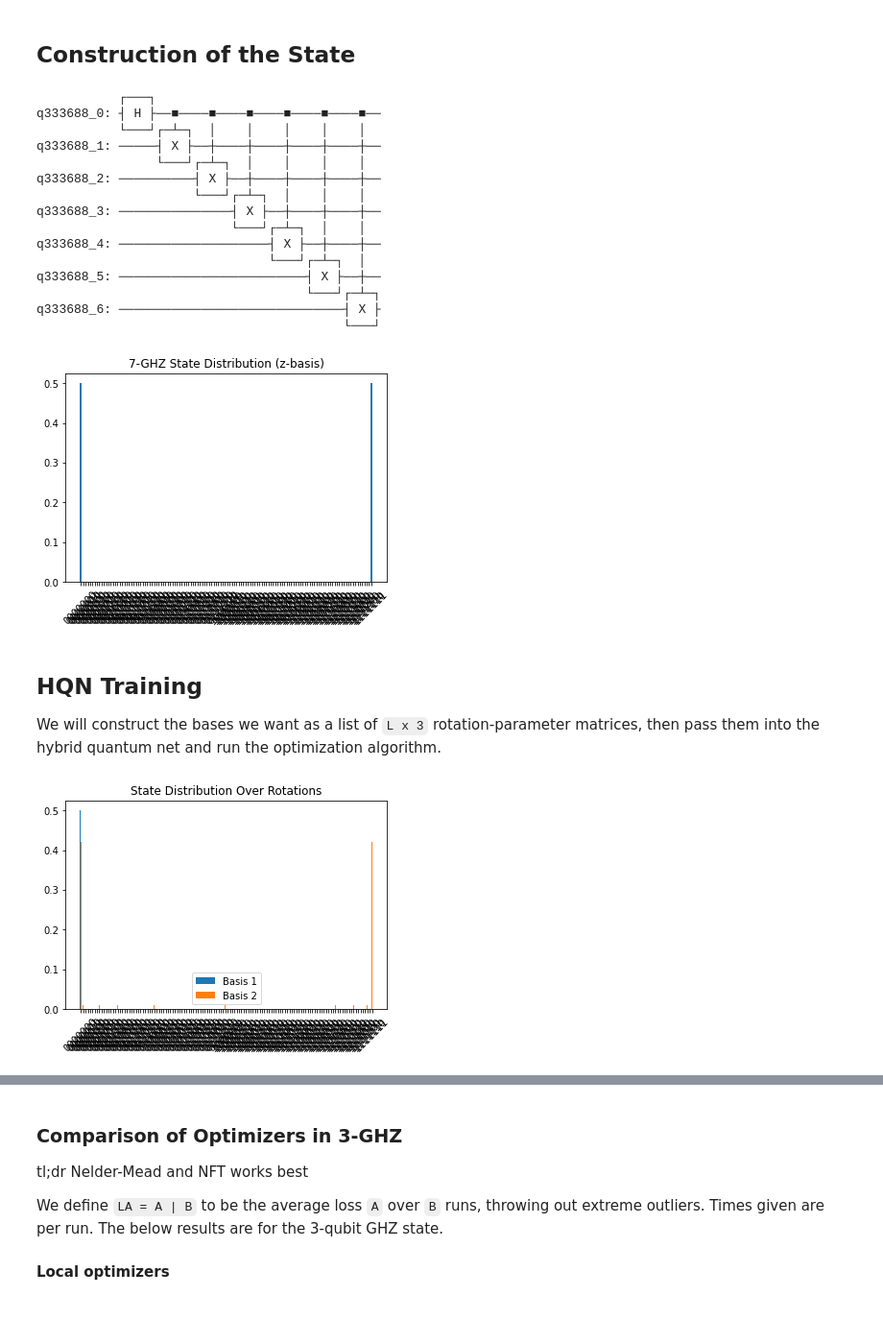
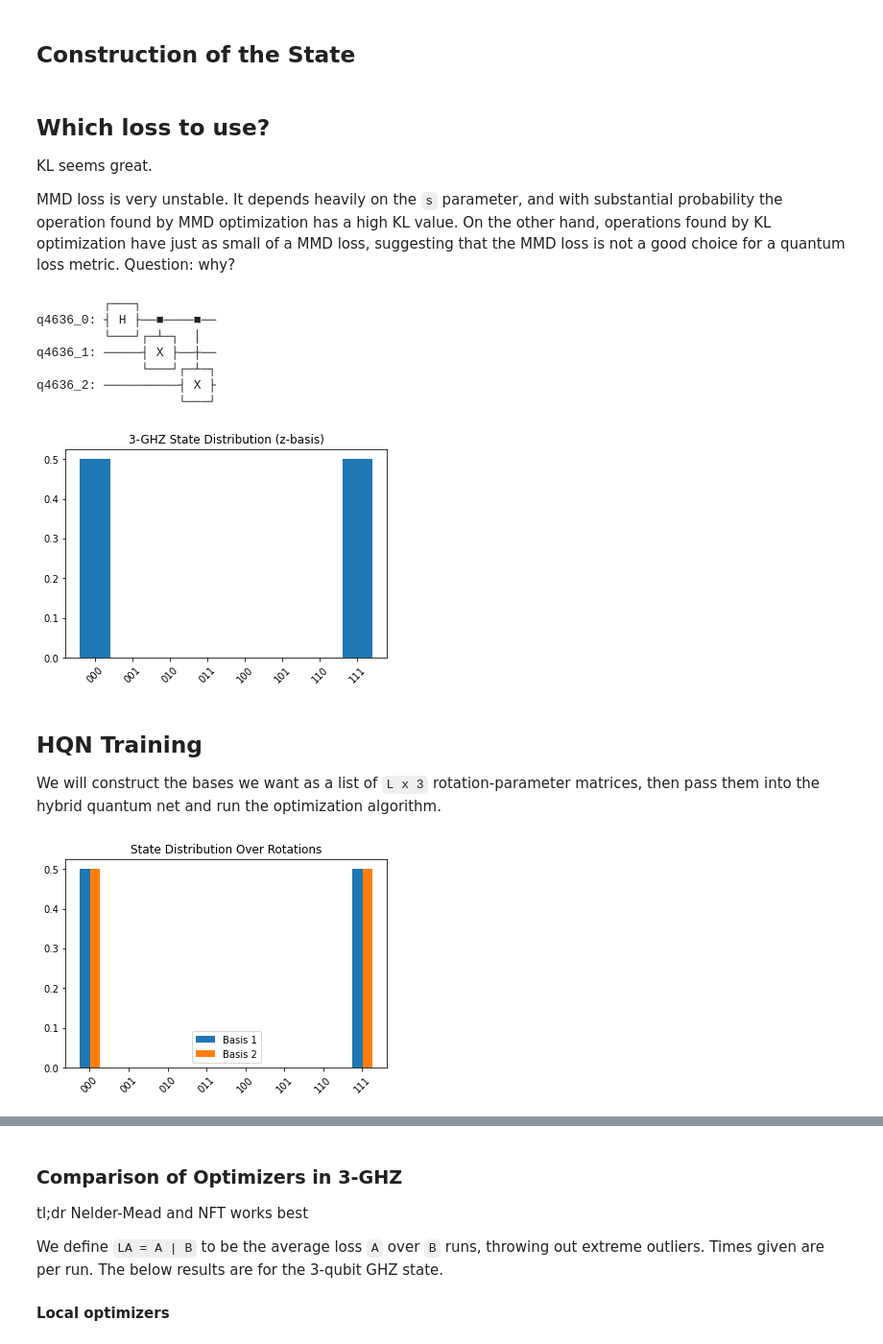
Before and after one commit to jz-lu/symmetry-learning, a Jupyter notebook: HQN.ipynb, the cells around one changed output, grey strips where cells are left out. Shown at 96% size. Drawn from its saved outputs; the diff is of its cells as text; code cells hidden in the pictures; blank space fills up the shorter version.

```diff
--- a/HQN.ipynb
+++ b/HQN.ipynb
@@ -21,11 +21,22 @@ from qiskit.quantum_info import Statevector
 The below flags control all the main parts of a run. The only things you
 would need to change besides these is the optimization parameters, like which
 algorithm to use, learning rate, maximum iterations, etc.
+
+When using KL, set `OPS = None`. When using Em_MMD, set `ops = s`
+where `s` is the desired MMD parameter.
 """
-CIRCUIT_DEPTH = 2 # Depth of the parameterized quantum circuit
+CIRCUIT_DEPTH = 0 # Depth of the parameterized quantum circuit
 STATE_TYPE = 'GHZ'
-NUM_QUBITS = 7
+NUM_QUBITS = 3
+NUM_BASES = 2
 USE_REGULARIZER = False
+LOSS_METRIC = Em_MMD
+OPS = 0.1 # MMD sigma parameter
+# %% [markdown]
+## Which loss to use?
+KL seems great.
+
+MMD loss is very unstable. It depends heavily on the `s` parameter, and with substantial probability the operation found by MMD optimization has a high KL value. On the other hand, operations found by KL optimization have just as small of a MMD loss, suggesting that the MMD loss is not a good choice for a quantum loss metric. Question: why?
 # %%
 """[Notes on the states]
 
@@ -34,55 +45,54 @@ This is due to the way the circuit is designed. The rest are as you would expect
 """
 
 if STATE_TYPE == 'GHZ':
     # Prepare: GHZ State (from: Q-circuit)
     from GHZ_generator import GHZ_state_circuit
     state = Statevector.from_int(0, 2**NUM_QUBITS)
     qc = GHZ_state_circuit(L=NUM_QUBITS)
+    print(qc)
+    state = state.evolve(qc)
+elif STATE_TYPE == 'mGHZ':
+    # Prepare: GHZ State (from: Q-circuit)
+    from mGHZ_generator import mGHZ_state_circuit
+    state = Statevector.from_int(0, 2**NUM_QUBITS)
+    qc = mGHZ_state_circuit(L=NUM_QUBITS)
     print(qc)
     state = state.evolve(qc)
 elif STATE_TYPE == 'XY':
     # Prepare: XY(L) (from: ED)
     from XY_generator import xy_ground_state
     state = Statevector(xy_ground_state(NUM_QUBITS).numpy())
 elif STATE_TYPE == 'Cluster':
     # Prepare cluster(L) (from: Q-circuit)
     from cluster_generator import cluster_state_circuit
     state = Statevector.from_int(0, 2**(NUM_QUBITS**2))
     qc = cluster_state_circuit(NUM_QUBITS)
     print(qc)
     state = state.evolve(qc)
 else:
     raise TypeError("Invalid state type specified.")
 param_shape = (state.num_qubits, CIRCUIT_DEPTH+1, PARAM_PER_QUBIT_PER_DEPTH)
 
 # Visualize the distribution
 plt.bar(qubit_expansion(state.num_qubits), state.probabilities())
 plt.xticks(rotation=45)
 plt.title(f"{NUM_QUBITS}-{STATE_TYPE} State Distribution (z-basis)")
 plt.show()
 # %% [output]
-           ┌───┐
-q333688_0: ┤ H ├──■────■────■────■────■────■──
-           └───┘┌─┴─┐  │    │    │    │    │
-q333688_1: ─────┤ X ├──┼────┼────┼────┼────┼──
-                └───┘┌─┴─┐  │    │    │    │
-q333688_2: ──────────┤ X ├──┼────┼────┼────┼──
-                     └───┘┌─┴─┐  │    │    │
-q333688_3: ───────────────┤ X ├──┼────┼────┼──
-                          └───┘┌─┴─┐  │    │
-q333688_4: ────────────────────┤ X ├──┼────┼──
-                               └───┘┌─┴─┐  │
-q333688_5: ─────────────────────────┤ X ├──┼──
-                                    └───┘┌─┴─┐
-q333688_6: ──────────────────────────────┤ X ├
-                                         └───┘
+         ┌───┐
+q4636_0: ┤ H ├──■────■──
+         └───┘┌─┴─┐  │
+q4636_1: ─────┤ X ├──┼──
+              └───┘┌─┴─┐
+q4636_2: ──────────┤ X ├
+                   └───┘
-[figure, old version]
+[figure, new version]
 # %% [markdown]
 ## HQN Training
 We will construct the bases we want as a list of `L x 3` rotation-parameter matrices, then pass them into the hybrid quantum net and run the optimization algorithm.
 # %%
 # Preparation of two bases
-bases = prepare_basis(state.num_qubits)
+bases = prepare_basis(state.num_qubits, num=NUM_BASES)
 num_bases = len(bases)
 
 # Visualize the distribution of the bases
@@ -98,7 +108,7 @@ plt.xticks(rotation=45)
 plt.title("State Distribution Over Rotations")
 plt.show()
 # %% [output]
-[figure, old version]
+[figure, new version]
 # %%
 # Start up the HQN
 disp = False # Display convergence messages from optimizer
```
Also changed, not shown: parts of 6 cells of this notebook, 5 other files.
